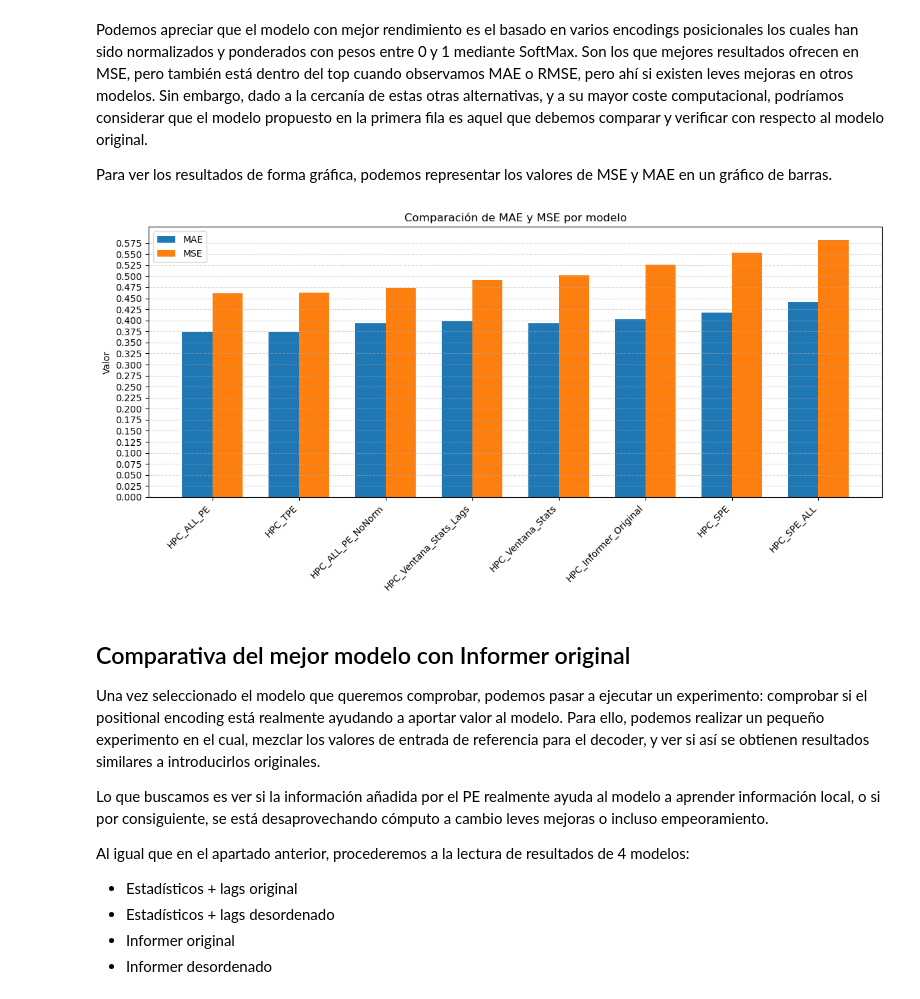
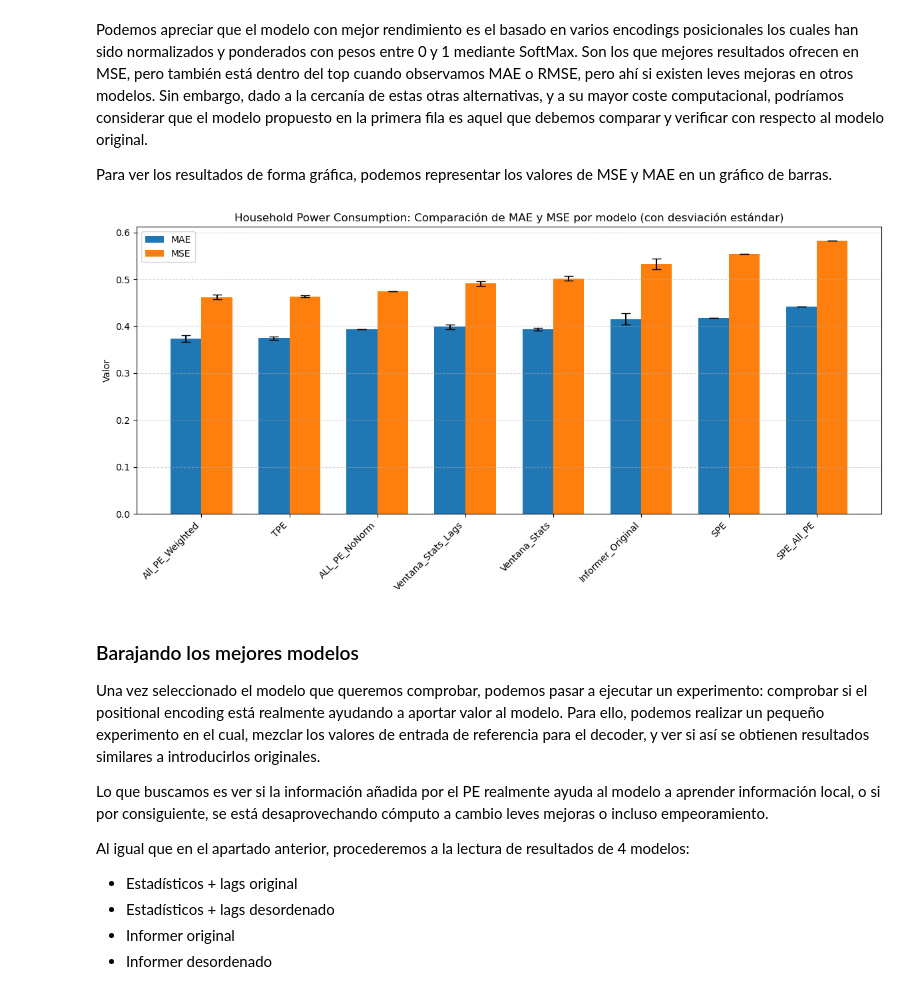
Before and after one commit to hexecoded/TFM, a Jupyter notebook: Experimentos/ResultadosNGPU.ipynb, the cells around one changed output. Cells and saved outputs as stored; diff of their text form; code cells hidden in the pictures.

Commit message:
Experimentación: actualización de nuevos modelos en el informe para HPC

```diff
--- a/Experimentos/ResultadosNGPU.ipynb
+++ b/Experimentos/ResultadosNGPU.ipynb
@@ -25,21 +31,21 @@ import pandas as pd
 
 # Ficheros con sus nombres de modelo
 model_files = {
-    "HPC_ALL_PE": "../ResultadosNGPU/HPC_ALL_PE_v2.csv",
-    "HPC_ALL_PE_NoNorm": "../ResultadosNGPU/HPC_ALL_PE_v2_NoNorm.csv",
-    "HPC_Informer_Original": "../ResultadosNGPU/HPC_Orig.csv",
-    "HPC_SPE": "../ResultadosNGPU/HPC_SPE.csv",
-    "HPC_SPE_ALL": "../ResultadosNGPU/HPC_SPE_ALL.csv",
-    "HPC_Ventana_Stats": "../ResultadosNGPU/HPC_Stats_Only.csv",
-    "HPC_TPE": "../ResultadosNGPU/HPC_TPE.csv",
-    "HPC_Ventana_Stats_Lags": "../ResultadosNGPU/HPC_Ventana_Lags.csv"
+    "All_PE_Weighted": "HPC_ALL_PE_v2.csv",
+    "ALL_PE_NoNorm": "HPC_ALL_PE_v2_NoNorm.csv",
+    "Informer_Original": "metricas_InformerVanilla_hpc_informer_informer_HPCm_ftM_sl180_ll60_pl60_win60_dm512_nh8_el2_dl1_df2048_atfull_fc5_ebtimeF_dtTrue_mxTrue_test_hpc_informer.csv",
+    "SPE": "HPC_SPE.csv",
+    "SPE_All_PE": "HPC_SPE_ALL.csv",
+    "Ventana_Stats": "metricas_InformerVanilla_stats_informer_HPCm_ftM_sl180_ll60_pl60_win60_dm512_nh8_el2_dl1_df2048_atfull_fc5_ebtimeF_dtTrue_mxTrue_test_stats.csv",
+    "TPE": "metricas_InformerVanilla_tpe_weighted_informer_HPCm_ftM_sl180_ll60_pl60_win60_dm512_nh8_el2_dl1_df2048_atfull_fc5_ebtimeF_dtTrue_mxTrue_test_tpe_weighted.csv",
+    "Ventana_Stats_Lags": "HPC_Ventana_Lags.csv"
 }
 
 dfs = []
 
 for model_name, file_path in model_files.items():
     df = pd.read_csv(file_path)
-    print(file_path)
+    #print(file_path)
     df['Modelo'] = model_name  # Añadir columna del modelo
 
     # Pivotar valores de Mean y STD
@@ -89,39 +87,54 @@ Para ver los resultados de forma gráfica, podemos representar los valores de MS
 # %%
 import matplotlib.pyplot as plt
 import numpy as np
 
+# Métricas y sus desviaciones estándar
 metricas = ['MAE_Mean', 'MSE_Mean']
-df_plot = final_df[['Modelo'] + metricas]
+stds = ['MAE_STD', 'MSE_STD']
+df_plot = final_df[['Modelo'] + metricas + stds].copy()
+
+# Reemplazar NaNs en std por 0 (sin afectar las métricas)
+df_plot['MAE_STD'] = df_plot['MAE_STD'].fillna(0)
+df_plot['MSE_STD'] = df_plot['MSE_STD'].fillna(0)
 
 # Configurar el gráfico
 x = df_plot['Modelo']
-x_pos = range(len(x))
+x_pos = np.arange(len(x))
 width = 0.35  # ancho de las barras
 
-# Crear las barras
+# Crear las barras con barras de error
 fig, ax = plt.subplots(figsize=(12, 6))
 
 # Barras para MAE
-ax.bar([p - width / 2 for p in x_pos], df_plot['MAE_Mean'], width=width, label='MAE')
+ax.bar(x_pos - width / 2,
+       df_plot['MAE_Mean'],
+       width=width,
+       yerr=df_plot['MAE_STD'],
+       capsize=5,
+       label='MAE')
 
 # Barras para MSE
-ax.bar([p + width / 2 for p in x_pos], df_plot['MSE_Mean'], width=width, label='MSE')
+ax.bar(x_pos + width / 2,
+       df_plot['MSE_Mean'],
+       width=width,
+       yerr=df_plot['MSE_STD'],
+       capsize=5,
+       label='MSE')
 
 # Etiquetas y leyenda
 ax.set_xticks(x_pos)
 ax.set_xticklabels(x, rotation=45, ha='right')
-ax.set_yticks(np.arange(0, .6, 0.025))
 ax.set_ylabel('Valor')
-ax.set_title('Comparación de MAE y MSE por modelo')
+ax.set_title('Household Power Consumption: Comparación de MAE y MSE por modelo (con desviación estándar)')
 ax.legend()
 ax.grid(True, axis='y', linestyle='--', alpha=0.5)
 
 plt.tight_layout()
 plt.show()
 # %% [output]
-[figure, old version]
+[figure, new version]
 # %% [markdown]
-## Comparativa del mejor modelo con Informer original
+### Barajando los mejores modelos
 
 Una vez seleccionado el modelo que queremos comprobar, podemos pasar a ejecutar un experimento: comprobar si el positional encoding está realmente ayudando a aportar valor al modelo. Para ello, podemos realizar un pequeño experimento en el cual, mezclar los valores de entrada de referencia para el decoder, y ver si así se obtienen resultados similares a introducirlos originales.
 
```
Also changed, not shown: parts of 7 cells of this notebook, 20 other files.
